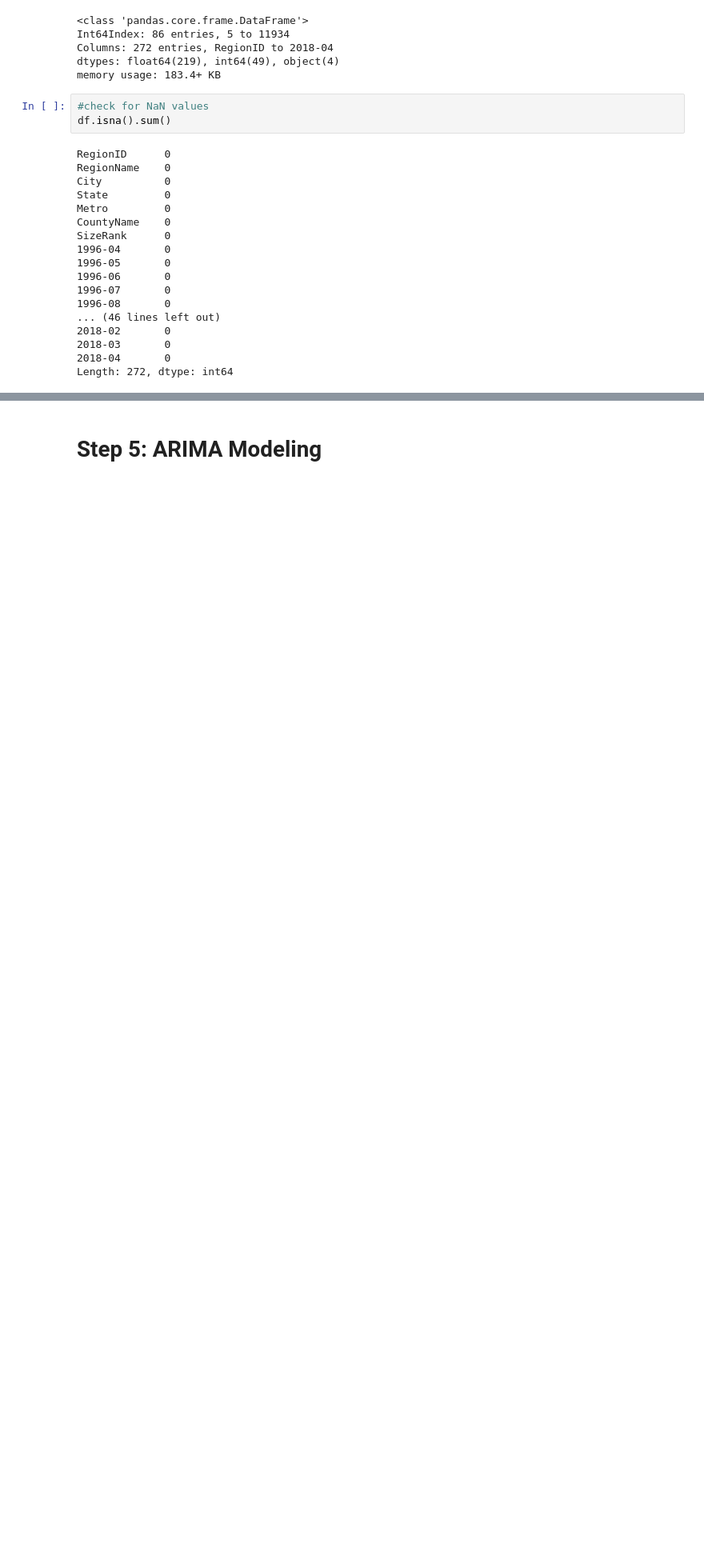
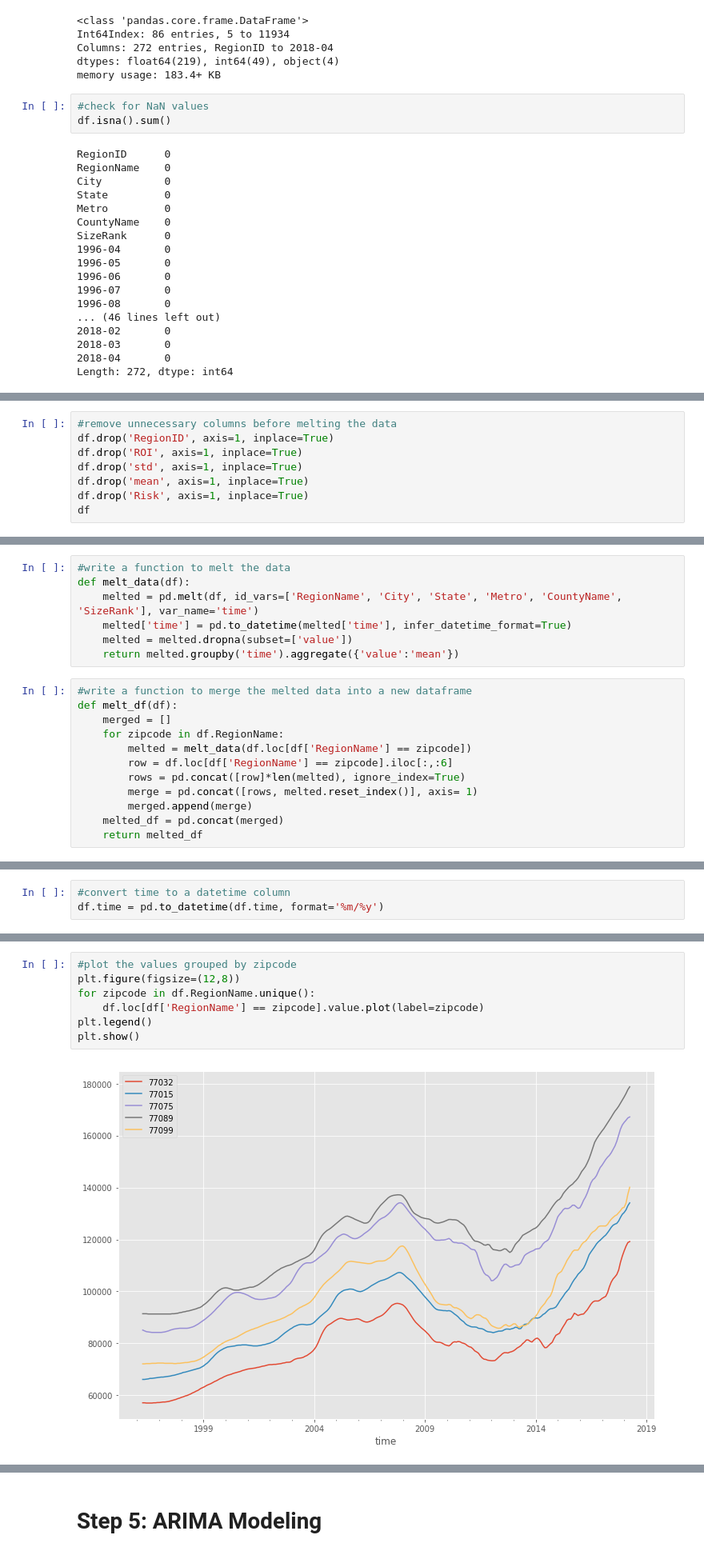
Before and after one commit to AllaGonzalez/Time-Serives_Analysis_Using_Zillow_Data, a Jupyter notebook: dsc-mod-4-project-online-ds-pt-031119/mod_4_starter_notebook.ipynb, the cells around one changed output, grey strips where cells are left out. Shown at 80% size. Saved outputs shown, nothing was run; the diff lists cells and outputs as text; blank space fills up the shorter version.

```diff
--- a/dsc-mod-4-project-online-ds-pt-031119/mod_4_starter_notebook.ipynb
+++ b/dsc-mod-4-project-online-ds-pt-031119/mod_4_starter_notebook.ipynb
@@ -225,0 +199,8 @@ matplotlib.rc('font', **font)
+# %%
+#remove unnecessary columns before melting the data
+df.drop('RegionID', axis=1, inplace=True)
+df.drop('ROI', axis=1, inplace=True)
+df.drop('std', axis=1, inplace=True)
+df.drop('mean', axis=1, inplace=True)
+df.drop('Risk', axis=1, inplace=True)
+df
@@ -225,0 +215,19 @@ matplotlib.rc('font', **font)
+# %%
+#write a function to melt the data
+def melt_data(df):
+    melted = pd.melt(df, id_vars=['RegionName', 'City', 'State', 'Metro', 'CountyName', 'SizeRank'], var_name='time')
+    melted['time'] = pd.to_datetime(melted['time'], infer_datetime_format=True)
+    melted = melted.dropna(subset=['value'])
+    return melted.groupby('time').aggregate({'value':'mean'})
+# %%
+#write a function to merge the melted data into a new dataframe
+def melt_df(df):
+    merged = []
+    for zipcode in df.RegionName:
+        melted = melt_data(df.loc[df['RegionName'] == zipcode])
+        row = df.loc[df['RegionName'] == zipcode].iloc[:,:6]
+        rows = pd.concat([row]*len(melted), ignore_index=True)
+        merge = pd.concat([rows, melted.reset_index()], axis= 1)
+        merged.append(merge)
+    melted_df = pd.concat(merged)
+    return melted_df
@@ -225,0 +249,3 @@ matplotlib.rc('font', **font)
+# %%
+#convert time to a datetime column
+df.time = pd.to_datetime(df.time, format='%m/%y')
@@ -225,0 +284,9 @@ matplotlib.rc('font', **font)
+# %%
+#plot the values grouped by zipcode
+plt.figure(figsize=(12,8))
+for zipcode in df.RegionName.unique():
+    df.loc[df['RegionName'] == zipcode].value.plot(label=zipcode)
+plt.legend()
+plt.show()
+# %% [output]
+[figure, added]
```
Also changed, not shown: parts of 75 cells of this notebook.
